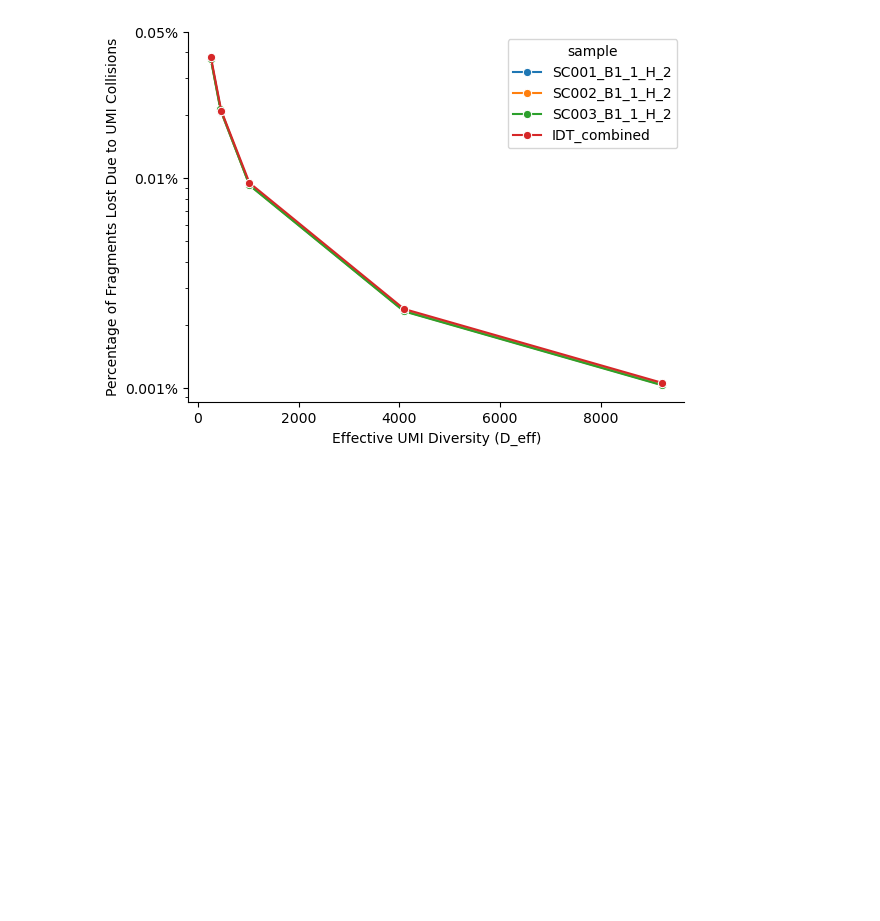
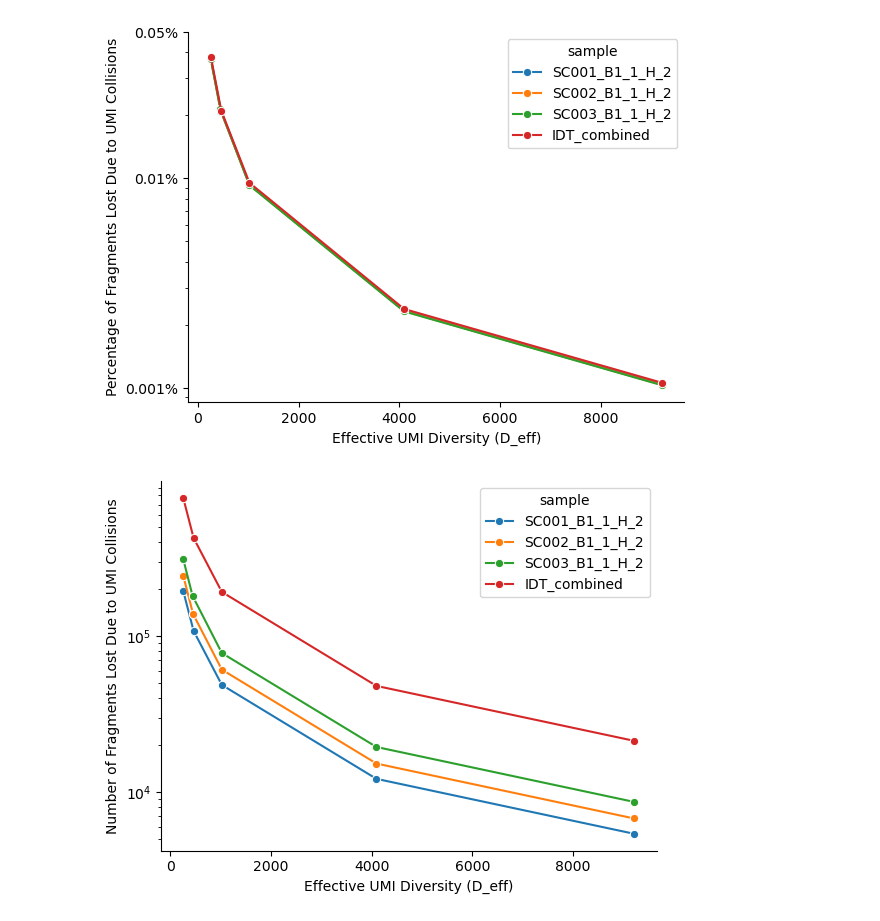
Before and after one commit to bbglab/DeepClone_protocol, a Jupyter notebook: other_analysis/UMIcollisions/2026-06-26.same_cut_freq_theoretical.ipynb, the cells around one changed output. Saved outputs shown, nothing was run; the diff lists cells and outputs as text; code cells hidden in the pictures; blank space fills up the shorter version.

Commit message:
update plottings

```diff
--- a/other_analysis/UMIcollisions/2026-06-26.same_cut_freq_theoretical.ipynb
+++ b/other_analysis/UMIcollisions/2026-06-26.same_cut_freq_theoretical.ipynb
@@ -519,3 +519,23 @@ plt.savefig(f"UMI_collisions_summary_all_info.pdf", dpi=300, bbox_inches='tight'
 plt.show()
 # %% [output]
 [figure]
+# %%
+sns.lineplot(data=joined_summary_stats_df,
+             x="D_eff",
+             y="lost_fragments",
+             hue = 'sample',
+             marker = 'o'
+             )
+
+plt.yscale('log')
+
+
+sns.despine()
+# plt.xscale('log')
+
+plt.xlabel("Effective UMI Diversity (D_eff)")
+plt.ylabel("Number of Fragments Lost Due to UMI Collisions")
+plt.savefig(f"UMI_collisions_summary_all_info.absolute.pdf", dpi=300, bbox_inches='tight')
+plt.show()
+# %% [output]
+[figure, added]
```
Also changed, not shown: 3 other files.
